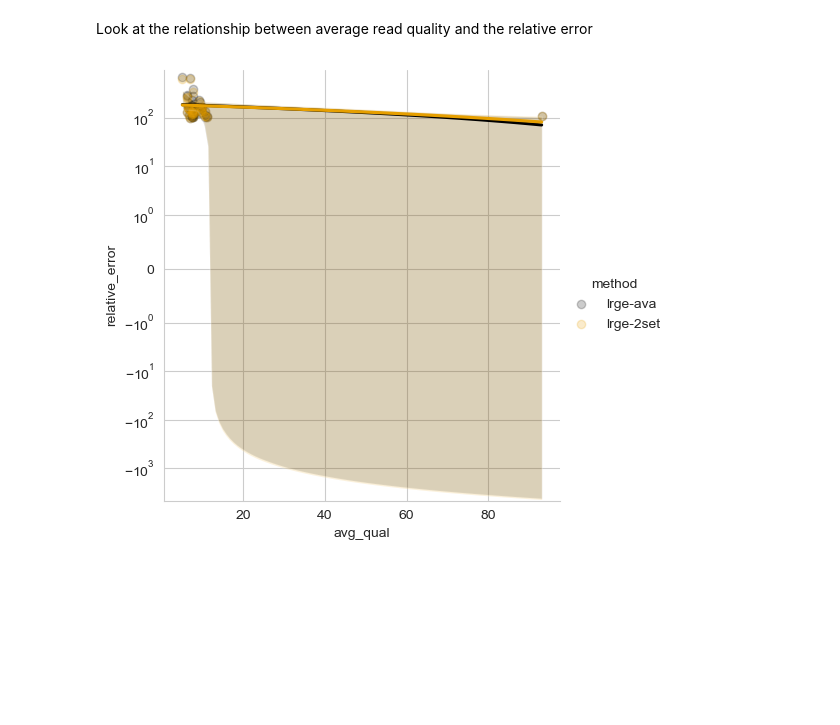
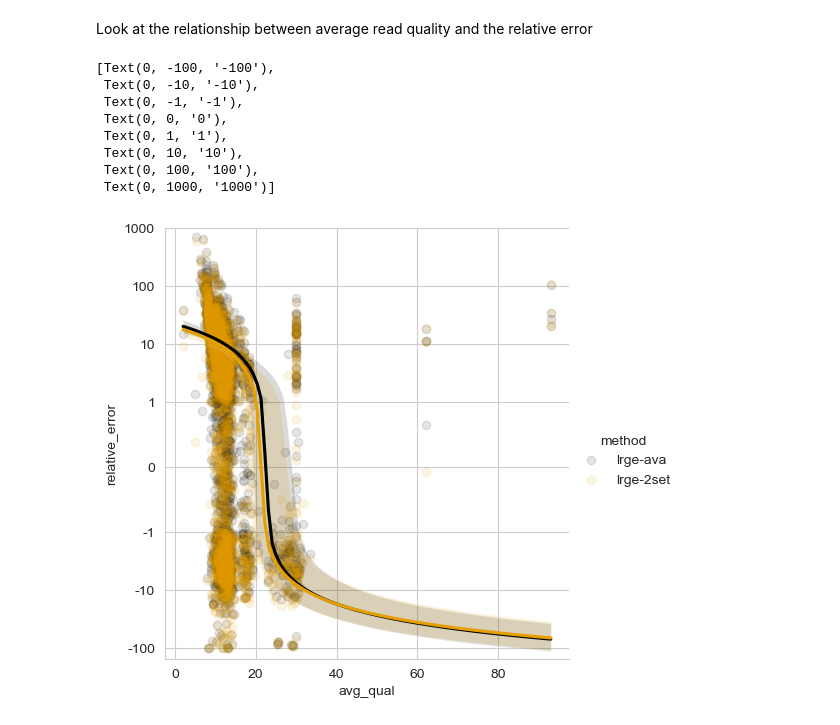
Before and after one commit to mbhall88/lrge, a Jupyter notebook: paper/notebooks/results.ipynb, the cells around one changed output. Drawn from its saved outputs; the diff is of its cells as text; code cells hidden in the pictures; blank space fills up the shorter version.

Commit message:
add figures and tables

```diff
--- a/paper/notebooks/results.ipynb
+++ b/paper/notebooks/results.ipynb
@@ -667,34 +727,42 @@ Look at the relationship between average read quality and the relative error
 # %%
 x = "avg_qual"
 y = "relative_error"
 style = "platform"
 hue = "method"
-data = df.query("avg_qual > 0 and method in ['lrge-ava', 'lrge-2set'] and relative_error > 100")
+data = df.query("avg_qual > 0 and method in ['lrge-ava', 'lrge-2set']")
 # fig, ax = plt.subplots(dpi=300)
 # sns.scatterplot(x=x, y=y, hue=hue, data=data, ax=ax, alpha=0.1, palette=cud_palette)
-g = sns.lmplot(x=x, y=y, hue=hue, data=data, palette=cud_palette, scatter_kws={"alpha": 0.2})
+g = sns.lmplot(x=x, y=y, hue=hue, data=data, palette=cud_palette, scatter_kws={"alpha": 0.1})
 ax = g.axes[0, 0]
-# yticks = [-100, -10, -1, 0, 1, 10, 100, 1000, 10000]
+yticks = [-100, -10, -1, 0, 1, 10, 100, 1000]
 ax.set_yscale("symlog", linthresh=1)
-# ax.set_yticks(yticks)
-# ax.set_yticklabels(yticks)
+ax.set_yticks(yticks)
+ax.set_yticklabels(yticks)
 # ax.set_xscale("log")
 
 # make the markers larger and less transparent in the legend
 # handles, labels = ax.get_legend_handles_labels()
 # for handle in handles:
 #     handle.set_markersize(7)
 #     handle.set_alpha(1)
 
 # ax.legend(
 #     handles,
 #     labels,
 #     loc="lower center",
 #     bbox_to_anchor=(0.5, 1),
 #     ncol=4,
 #     title="",
 #     alignment="center",
 #     handletextpad=0.1,
 # )
 # %% [output]
+[Text(0, -100, '-100'),
+ Text(0, -10, '-10'),
+ Text(0, -1, '-1'),
+ Text(0, 0, '0'),
+ Text(0, 1, '1'),
+ Text(0, 10, '10'),
+ Text(0, 100, '100'),
+ Text(0, 1000, '1000')]
-[figure, old version]
+[figure, new version]
```
Also changed, not shown: parts of 9 cells of this notebook, 9 other files.
